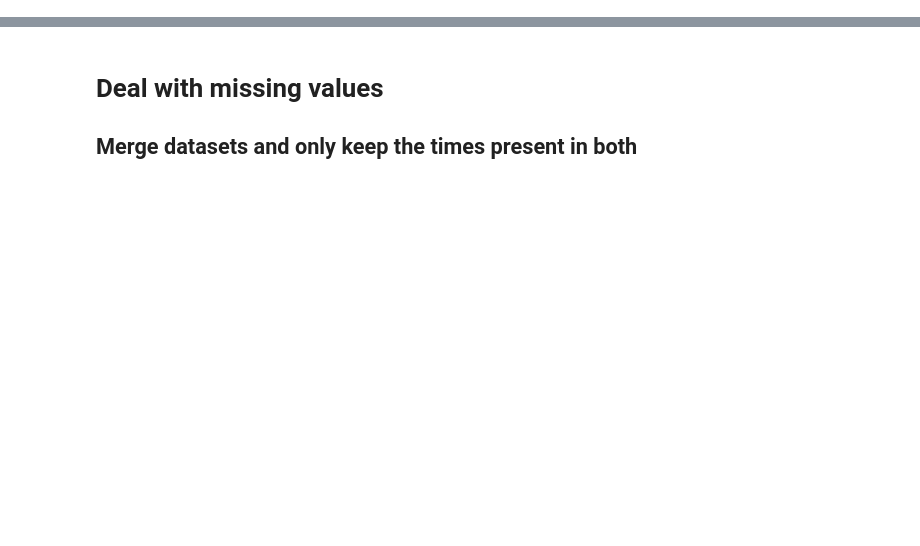
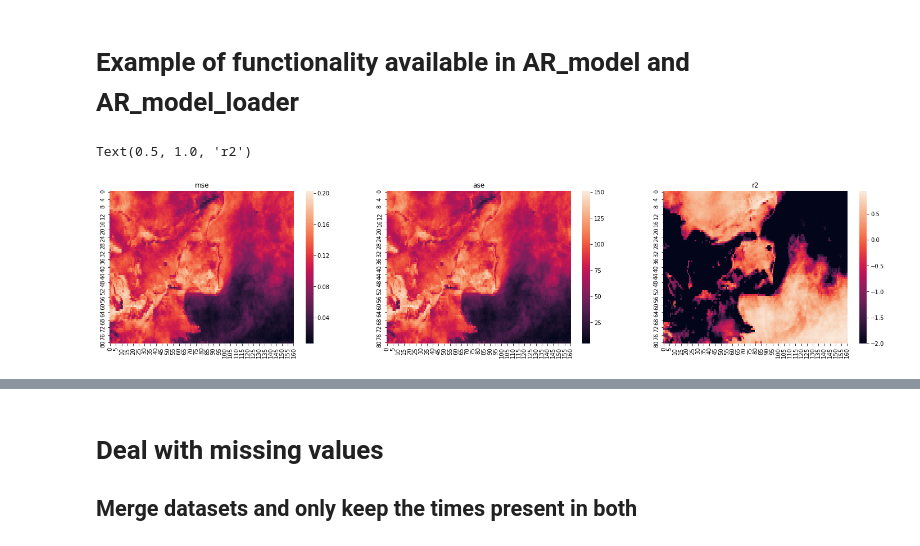
Before and after one commit to hannasv/ms, a Jupyter notebook: sclouds/ml/regression/develop_regression.ipynb, the cells around one changed output, grey strips where cells are left out. Saved outputs shown, nothing was run; the diff lists cells and outputs as text; code cells hidden in the pictures; blank space fills up the shorter version.

```diff
--- a/sclouds/ml/regression/develop_regression.ipynb
+++ b/sclouds/ml/regression/develop_regression.ipynb
@@ -108,0 +252,25 @@ for m in months:
+# %% [markdown]
+# Example of functionality available in AR_model and AR_model_loader
+# %%
+ar_model = AR_model() # create instance of AR model
+model_loaded = AR_model_loader() # Create instance of AR model loader
+W = model_loaded.load_model_to_numpy() # Load the test weights available in results folder
+ar_model.set_weights_from_loaded_model(W) # Set the result weights in the AR model
+X, y = dataset_to_numpy_grid(ar_model.dataset) # Load data for evaluation
+Y = ar_model.predict(X) # Make a prediction using the loaded weights on the training data.
+ar_model.store_performance(Y, y) # store the performace (mse, ase, r2) in results under test performance
+result = ar_model.evaluate_ds # retrieve the results, use seaborn to plot the
+# %%
+fig, axes = plt.subplots(1, 3, figsize = (25, 5))
+
+sns.heatmap(result.mse.values[:,:], ax = axes[0])
+axes[0].set_title('mse')
+
+sns.heatmap(result.ase.values[:,:], ax = axes[1])
+axes[1].set_title('ase')
+
+sns.heatmap(result.r2.values[:,:], ax = axes[2], vmin = -2)
+axes[2].set_title('r2')
+# %% [output]
+Text(0.5, 1.0, 'r2')
+[figure, added]
```
Also changed, not shown: parts of 97 cells of this notebook, 9 other files.
